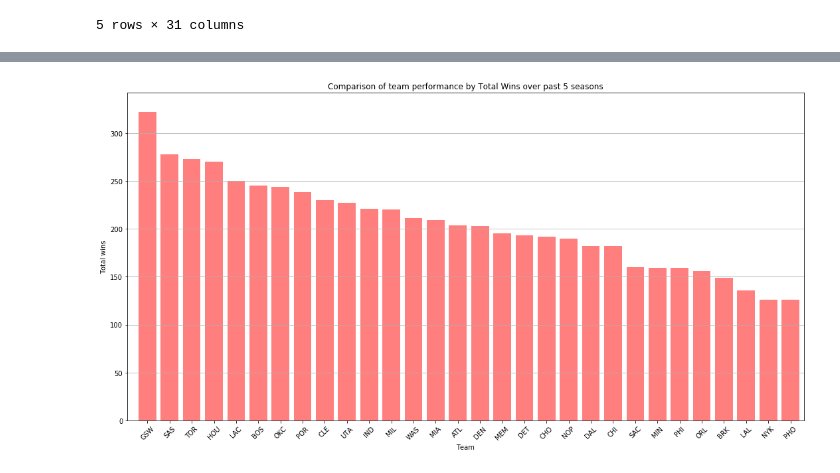
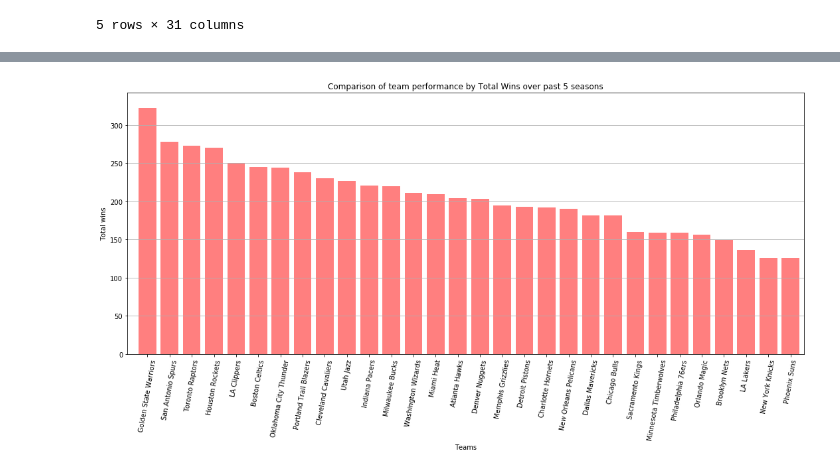
Before and after one commit to Michelin96/project-one, a Jupyter notebook: TeamWins_plots.ipynb, the cells around one changed output, grey strips where cells are left out. Cells and saved outputs as stored; diff of their text form; code cells hidden in the pictures.

```diff
--- a/TeamWins_plots.ipynb
+++ b/TeamWins_plots.ipynb
@@ -57,6 +58,10 @@ nba_sum_wins_sorted_df = nba_wins_df.set_index('Season')
 nba_sum_wins_sorted_df = nba_sum_wins_sorted_df.sum()
 nba_sum_wins_sorted_df = pd.DataFrame(nba_sum_wins_sorted_df.sort_values(ascending = False))
 nba_sum_wins_sorted_df = nba_sum_wins_sorted_df.reset_index()
-nba_sum_wins_sorted_df = nba_sum_wins_sorted_df.rename(columns={'index':'Team', 0: 'Total Wins'})
+nba_sum_wins_sorted_df = nba_sum_wins_sorted_df.rename(columns={'index':'Team Code', 0: 'Total Wins'})
+
+# Merge in the team names joining by Team code
+nba_sum_wins_sorted_df = pd.merge(nba_sum_wins_sorted_df, nba_team_names_df, on='Team Code', how='outer')
+
 nba_sum_wins_sorted_df
 # %% [output]
@@ -151,28 +152,31 @@ plt.show()
 # %%
 # Set x axis and tick locations
 x_axis = np.arange(len(nba_sum_wins_sorted_df))
 tick_locations = [value+0.4 for value in x_axis]
 
 # Create a list indicating where to write x labels and set figure size to adjust for space
 plt.figure(figsize=(15,8))
 plt.bar(x_axis, nba_sum_wins_sorted_df["Total Wins"], color='r', alpha=0.5, align="edge")
 
-plt.xticks(tick_locations, nba_sum_wins_sorted_df["Team"], rotation=45)
+plt.xticks(tick_locations, nba_sum_wins_sorted_df["Team Name"], rotation= 80)
 
-# Set a Title and labels
+# Set Title and labels
 plt.title("Comparison of team performance by Total Wins over past 5 seasons")
-plt.xlabel("Team")
+plt.xlabel("Teams")
 plt.ylabel("Total wins")
 
 # Set x and y limits
 plt.xlim(-0.5, len(x_axis))
 plt.ylim(0, max(nba_sum_wins_sorted_df["Total Wins"])+20)
 
+# Show horizontal grid lines for better clarity
 axes = plt.gca()
 axes.yaxis.grid()
 
 plt.tight_layout()
+
+# Save the figure and show it
 plt.savefig("Plots/TotalTeamWinsComparison.png")
 plt.show()
 # %% [output]
-[figure, old version]
+[figure, new version]
```
Also changed, not shown: parts of 8 cells of this notebook, 3 other files.
